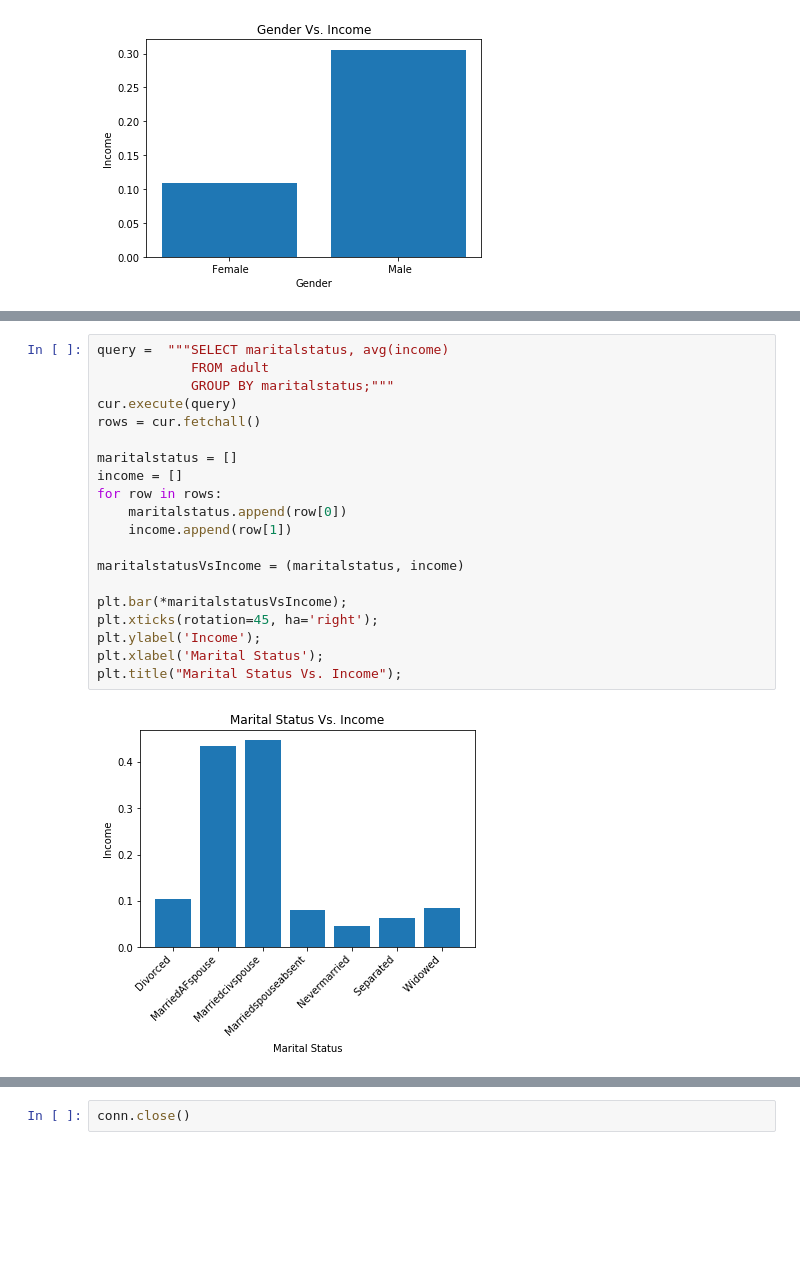
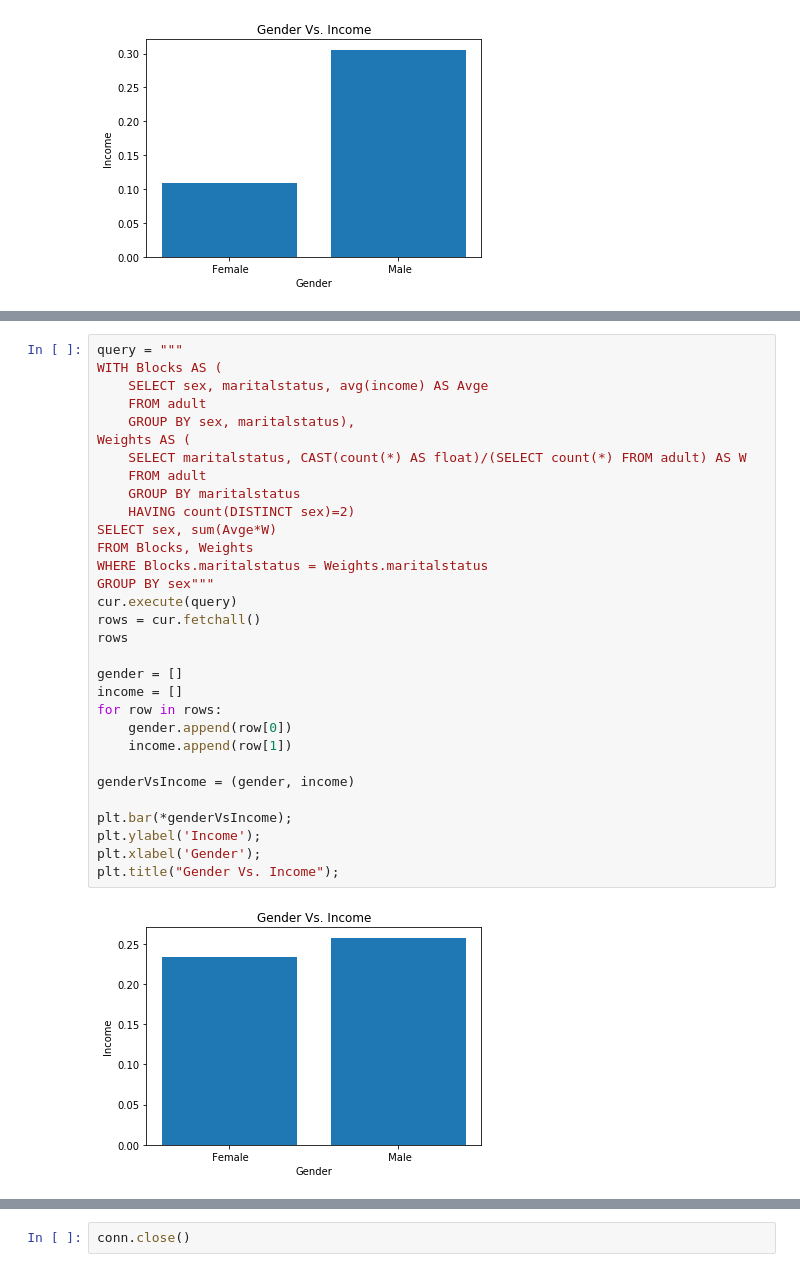
Before and after one commit to ReuvenBirnbaum/wholetale, a Jupyter notebook: toyExamples/AdultData Bias Example.ipynb, the cells around one changed output, grey strips where cells are left out. Cells and saved outputs as stored; diff of their text form; blank space fills up the shorter version.

```diff
--- a/toyExamples/AdultData Bias Example.ipynb
+++ b/toyExamples/AdultData Bias Example.ipynb
@@ -60,22 +212,33 @@ Apparent Bias?
 # %%
-query =  """SELECT maritalstatus, avg(income)
-            FROM adult
-            GROUP BY maritalstatus;"""
+query = """
+WITH Blocks AS (
+    SELECT sex, maritalstatus, avg(income) AS Avge
+    FROM adult
+    GROUP BY sex, maritalstatus),
+Weights AS (
+    SELECT maritalstatus, CAST(count(*) AS float)/(SELECT count(*) FROM adult) AS W
+    FROM adult
+    GROUP BY maritalstatus
+    HAVING count(DISTINCT sex)=2)
+SELECT sex, sum(Avge*W)
+FROM Blocks, Weights
+WHERE Blocks.maritalstatus = Weights.maritalstatus
+GROUP BY sex"""
 cur.execute(query)
 rows = cur.fetchall()
+rows
 
-maritalstatus = []
+gender = []
 income = []
 for row in rows:
-    maritalstatus.append(row[0])
+    gender.append(row[0])
     income.append(row[1])
 
-maritalstatusVsIncome = (maritalstatus, income)
+genderVsIncome = (gender, income)
 
-plt.bar(*maritalstatusVsIncome);
-plt.xticks(rotation=45, ha='right');
+plt.bar(*genderVsIncome);
 plt.ylabel('Income');
-plt.xlabel('Marital Status');
-plt.title("Marital Status Vs. Income");
+plt.xlabel('Gender');
+plt.title("Gender Vs. Income");
 # %% [output]
-[figure, old version]
+[figure, new version]
```
Also changed, not shown: parts of 11 cells of this notebook, 4 other files.
